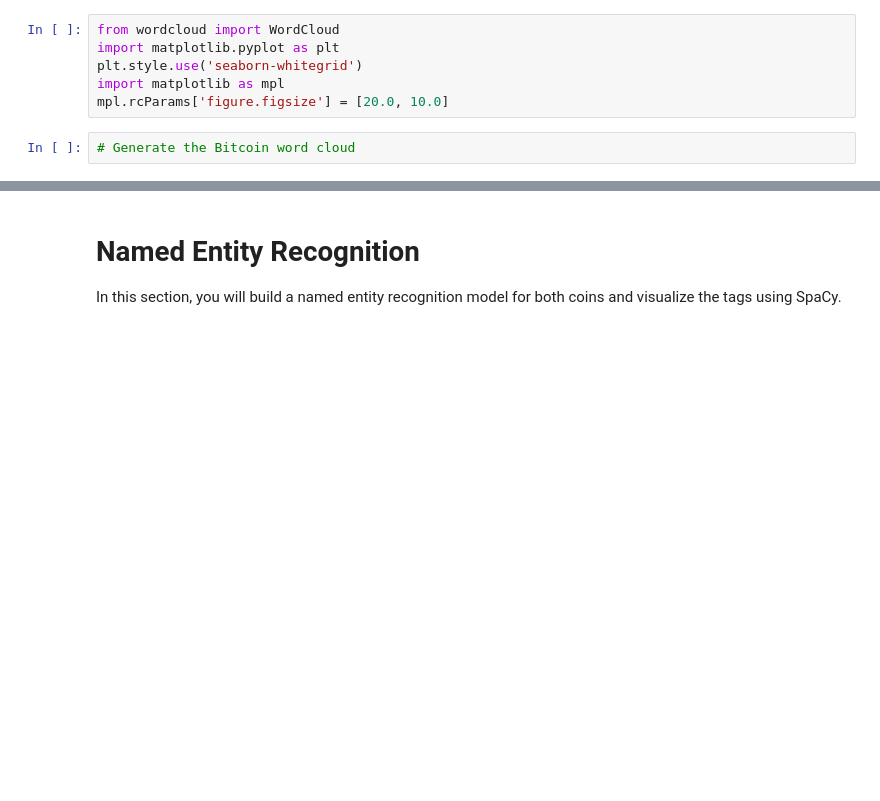
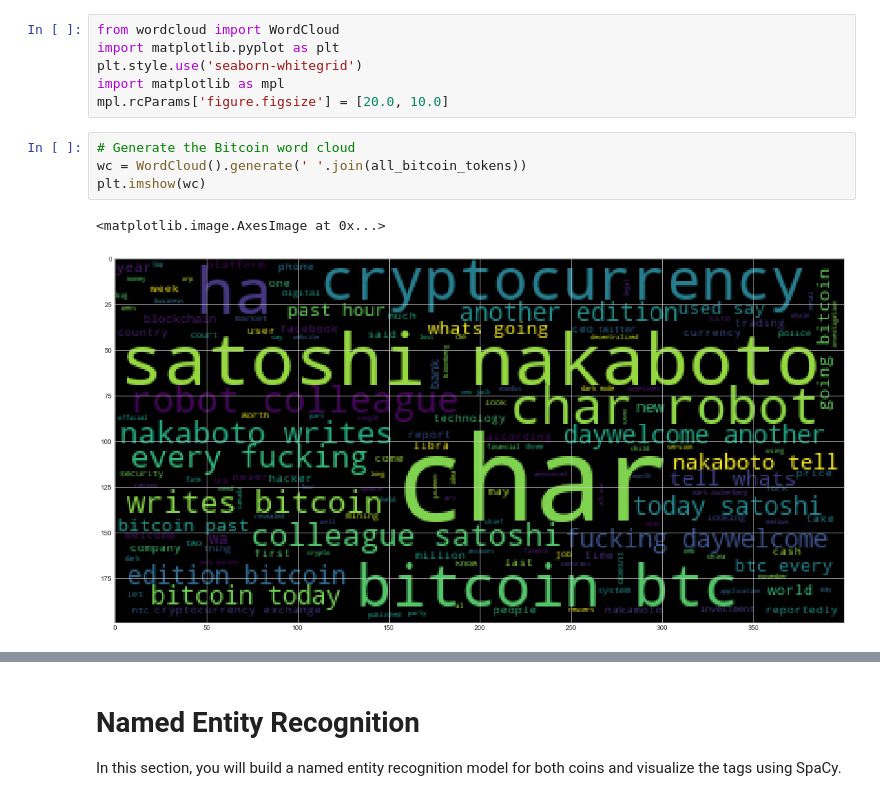
Before and after one commit to manpreetpadam/Tales_from_the_Crypto, a Jupyter notebook: crypto_sentiment.ipynb, the cells around one changed output, grey strips where cells are left out. Cells and saved outputs as stored; diff of their text form; blank space fills up the shorter version.

```diff
--- a/crypto_sentiment.ipynb
+++ b/crypto_sentiment.ipynb
@@ -299,5 +316,10 @@ import matplotlib as mpl
 mpl.rcParams['figure.figsize'] = [20.0, 10.0]
 # %%
 # Generate the Bitcoin word cloud
+wc = WordCloud().generate(' '.join(all_bitcoin_tokens))
+plt.imshow(wc)
+# %% [output]
+<matplotlib.image.AxesImage at 0x...>
+[figure, added]
 # %%
 # Generate the Ethereum word cloud
```
Also changed, not shown: parts of 13 cells of this notebook.
